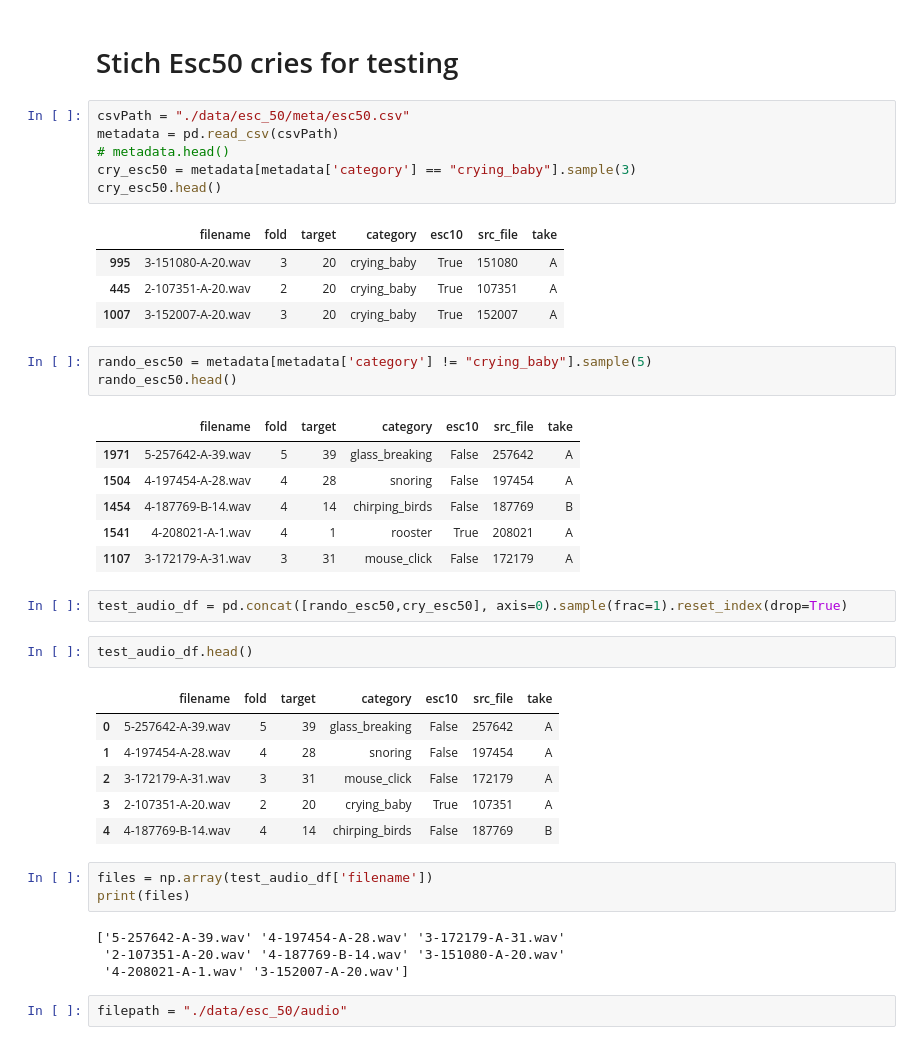
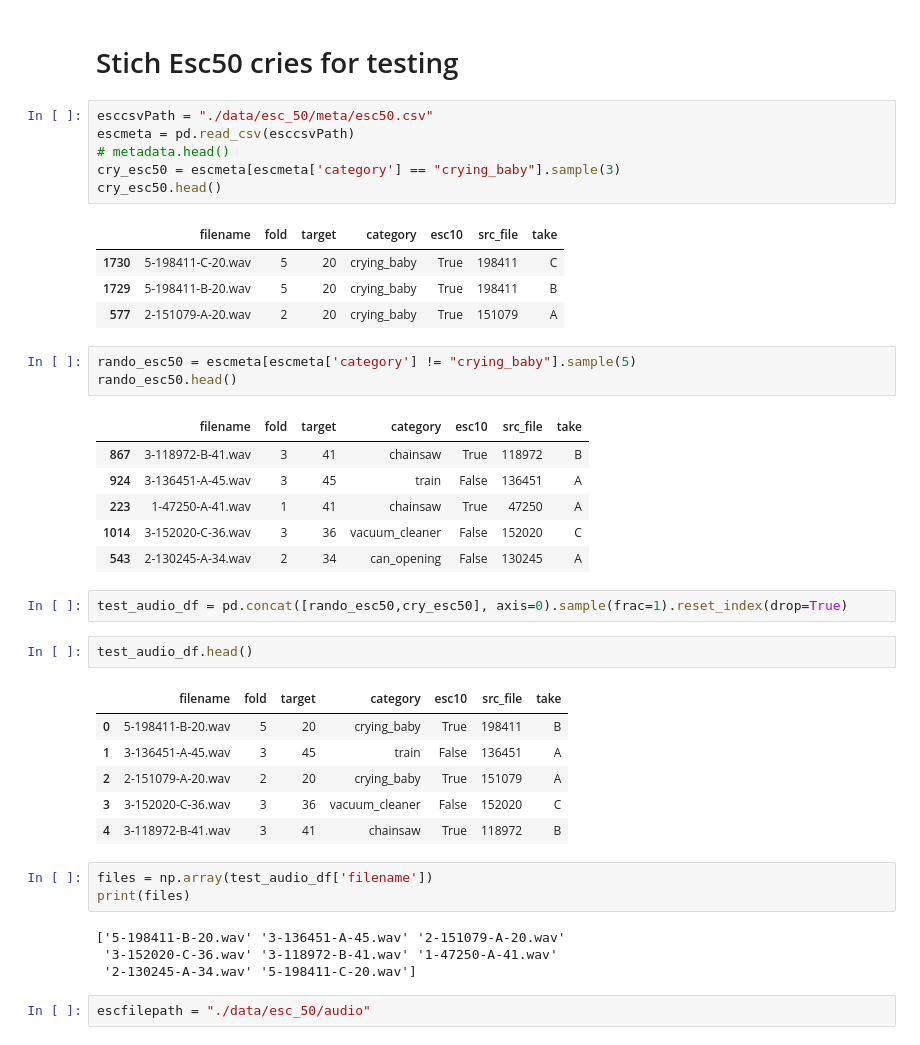
Before and after one commit to alem-147/infasafe, a Jupyter notebook: audio_analysis/feature_extraction.ipynb, the cells around one changed output. Cells and saved outputs as stored; diff of their text form.

```diff
--- a/audio_analysis/feature_extraction.ipynb
+++ b/audio_analysis/feature_extraction.ipynb
@@ -219,46 +340,46 @@ for i, category in enumerate(cry_categories):
 # %% [markdown]
 # Stich Esc50 cries for testing
 # %%
-csvPath = "./data/esc_50/meta/esc50.csv"
-metadata = pd.read_csv(csvPath)
+esccsvPath = "./data/esc_50/meta/esc50.csv"
+escmeta = pd.read_csv(esccsvPath)
 # metadata.head()
-cry_esc50 = metadata[metadata['category'] == "crying_baby"].sample(3)
+cry_esc50 = escmeta[escmeta['category'] == "crying_baby"].sample(3)
 cry_esc50.head()
 # %% [output]
 |  | filename | fold | target | category | esc10 | src_file | take |
-| 995 | 3-151080-A-20.wav | 3 | 20 | crying_baby | True | 151080 | A |
-| 445 | 2-107351-A-20.wav | 2 | 20 | crying_baby | True | 107351 | A |
-| 1007 | 3-152007-A-20.wav | 3 | 20 | crying_baby | True | 152007 | A |
+| 1730 | 5-198411-C-20.wav | 5 | 20 | crying_baby | True | 198411 | C |
+| 1729 | 5-198411-B-20.wav | 5 | 20 | crying_baby | True | 198411 | B |
+| 577 | 2-151079-A-20.wav | 2 | 20 | crying_baby | True | 151079 | A |
 # %%
-rando_esc50 = metadata[metadata['category'] != "crying_baby"].sample(5)
+rando_esc50 = escmeta[escmeta['category'] != "crying_baby"].sample(5)
 rando_esc50.head()
 # %% [output]
 |  | filename | fold | target | category | esc10 | src_file | take |
-| 1971 | 5-257642-A-39.wav | 5 | 39 | glass_breaking | False | 257642 | A |
-| 1504 | 4-197454-A-28.wav | 4 | 28 | snoring | False | 197454 | A |
-| 1454 | 4-187769-B-14.wav | 4 | 14 | chirping_birds | False | 187769 | B |
-| 1541 | 4-208021-A-1.wav | 4 | 1 | rooster | True | 208021 | A |
-| 1107 | 3-172179-A-31.wav | 3 | 31 | mouse_click | False | 172179 | A |
+| 867 | 3-118972-B-41.wav | 3 | 41 | chainsaw | True | 118972 | B |
+| 924 | 3-136451-A-45.wav | 3 | 45 | train | False | 136451 | A |
+| 223 | 1-47250-A-41.wav | 1 | 41 | chainsaw | True | 47250 | A |
+| 1014 | 3-152020-C-36.wav | 3 | 36 | vacuum_cleaner | False | 152020 | C |
+| 543 | 2-130245-A-34.wav | 2 | 34 | can_opening | False | 130245 | A |
 # %%
 test_audio_df = pd.concat([rando_esc50,cry_esc50], axis=0).sample(frac=1).reset_index(drop=True)
 # %%
 test_audio_df.head()
 # %% [output]
 |  | filename | fold | target | category | esc10 | src_file | take |
-| 0 | 5-257642-A-39.wav | 5 | 39 | glass_breaking | False | 257642 | A |
-| 1 | 4-197454-A-28.wav | 4 | 28 | snoring | False | 197454 | A |
-| 2 | 3-172179-A-31.wav | 3 | 31 | mouse_click | False | 172179 | A |
-| 3 | 2-107351-A-20.wav | 2 | 20 | crying_baby | True | 107351 | A |
-| 4 | 4-187769-B-14.wav | 4 | 14 | chirping_birds | False | 187769 | B |
+| 0 | 5-198411-B-20.wav | 5 | 20 | crying_baby | True | 198411 | B |
+| 1 | 3-136451-A-45.wav | 3 | 45 | train | False | 136451 | A |
+| 2 | 2-151079-A-20.wav | 2 | 20 | crying_baby | True | 151079 | A |
+| 3 | 3-152020-C-36.wav | 3 | 36 | vacuum_cleaner | False | 152020 | C |
+| 4 | 3-118972-B-41.wav | 3 | 41 | chainsaw | True | 118972 | B |
 # %%
 files = np.array(test_audio_df['filename'])
 print(files)
 # %% [output]
-['5-257642-A-39.wav' '4-197454-A-28.wav' '3-172179-A-31.wav'
- '2-107351-A-20.wav' '4-187769-B-14.wav' '3-151080-A-20.wav'
- '4-208021-A-1.wav' '3-152007-A-20.wav']
+['5-198411-B-20.wav' '3-136451-A-45.wav' '2-151079-A-20.wav'
+ '3-152020-C-36.wav' '3-118972-B-41.wav' '1-47250-A-41.wav'
+ '2-130245-A-34.wav' '5-198411-C-20.wav']
 # %%
-filepath = "./data/esc_50/audio"
+escfilepath = "./data/esc_50/audio"
 # %%
 import wave
 
```
Also changed, not shown: parts of 34 cells of this notebook, 2 other files.
